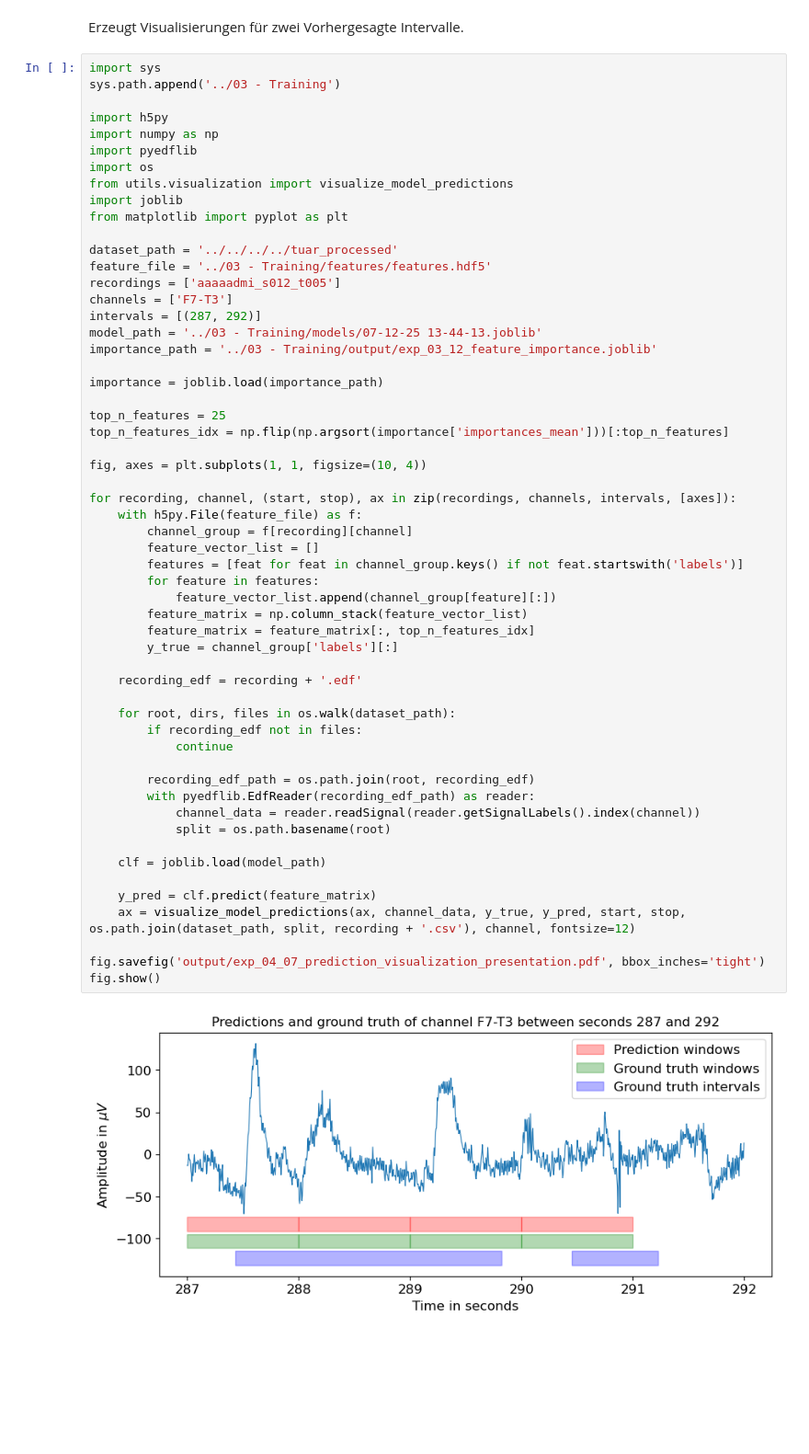
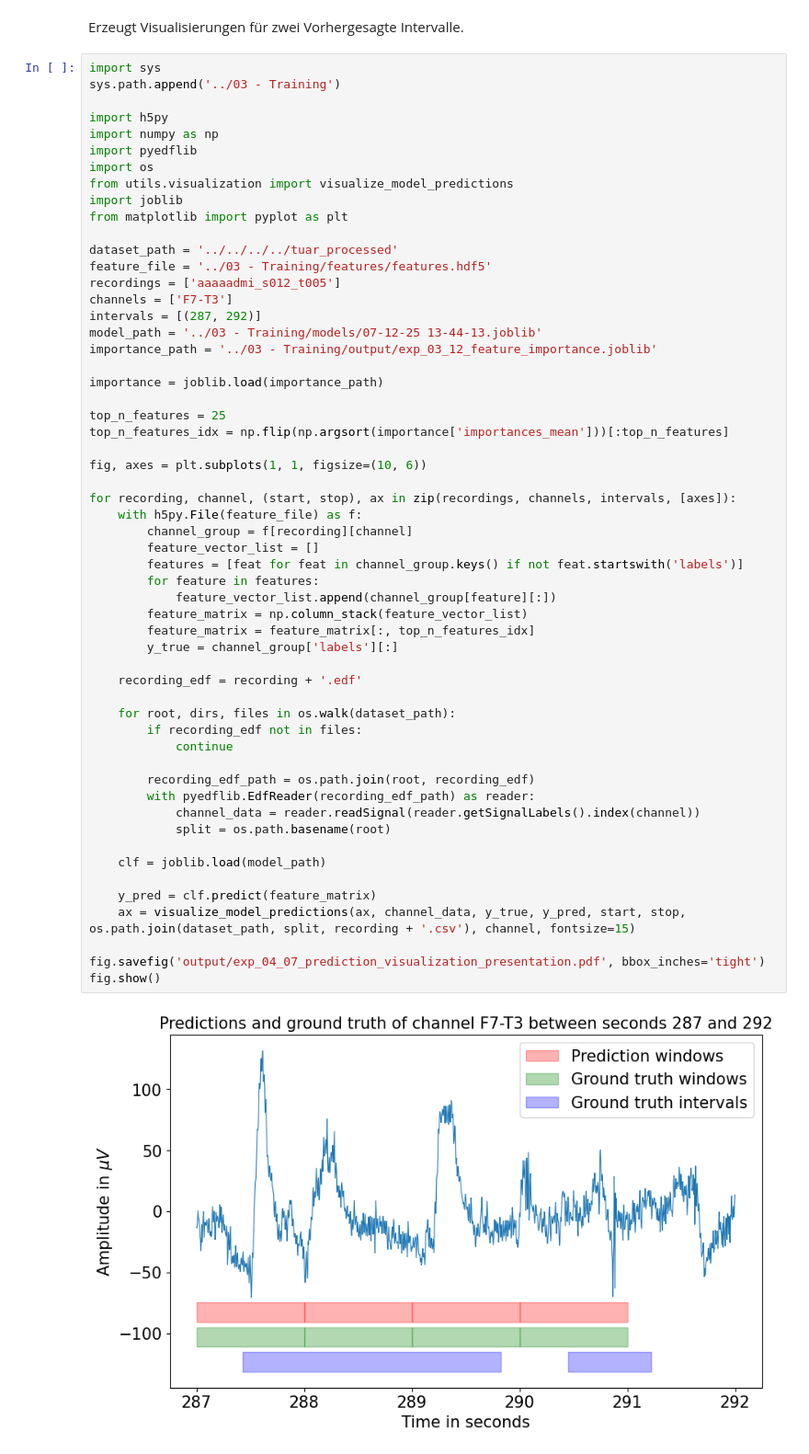
Before and after one commit to stuckkk/artifact-detection-seminar, a Jupyter notebook: experiments/04 - Thesis/exp_04_07.ipynb, the cells around one changed output. Shown at 92% size. Cells and saved outputs as stored; diff of their text form; blank space fills up the shorter version.

```diff
--- a/experiments/04 - Thesis/exp_04_07.ipynb
+++ b/experiments/04 - Thesis/exp_04_07.ipynb
@@ -25,36 +25,36 @@ importance = joblib.load(importance_path)
 top_n_features = 25
 top_n_features_idx = np.flip(np.argsort(importance['importances_mean']))[:top_n_features]
 
-fig, axes = plt.subplots(1, 1, figsize=(10, 4))
+fig, axes = plt.subplots(1, 1, figsize=(10, 6))
 
 for recording, channel, (start, stop), ax in zip(recordings, channels, intervals, [axes]):
     with h5py.File(feature_file) as f:
         channel_group = f[recording][channel]
         feature_vector_list = []
         features = [feat for feat in channel_group.keys() if not feat.startswith('labels')]
         for feature in features:
             feature_vector_list.append(channel_group[feature][:])
         feature_matrix = np.column_stack(feature_vector_list)
         feature_matrix = feature_matrix[:, top_n_features_idx]
         y_true = channel_group['labels'][:]
 
     recording_edf = recording + '.edf'
 
     for root, dirs, files in os.walk(dataset_path):
         if recording_edf not in files:
             continue
 
         recording_edf_path = os.path.join(root, recording_edf)
         with pyedflib.EdfReader(recording_edf_path) as reader:
             channel_data = reader.readSignal(reader.getSignalLabels().index(channel))
             split = os.path.basename(root)
 
     clf = joblib.load(model_path)
 
     y_pred = clf.predict(feature_matrix)
-    ax = visualize_model_predictions(ax, channel_data, y_true, y_pred, start, stop, os.path.join(dataset_path, split, recording + '.csv'), channel, fontsize=12)
+    ax = visualize_model_predictions(ax, channel_data, y_true, y_pred, start, stop, os.path.join(dataset_path, split, recording + '.csv'), channel, fontsize=15)
 
 fig.savefig('output/exp_04_07_prediction_visualization_presentation.pdf', bbox_inches='tight')
 fig.show()
 # %% [output]
-[figure, old version]
+[figure, new version]
```
Also changed, not shown: 4 other files.
